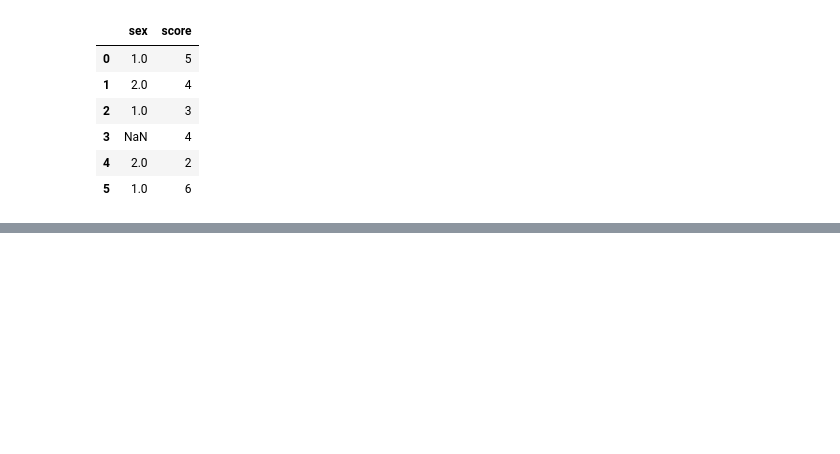
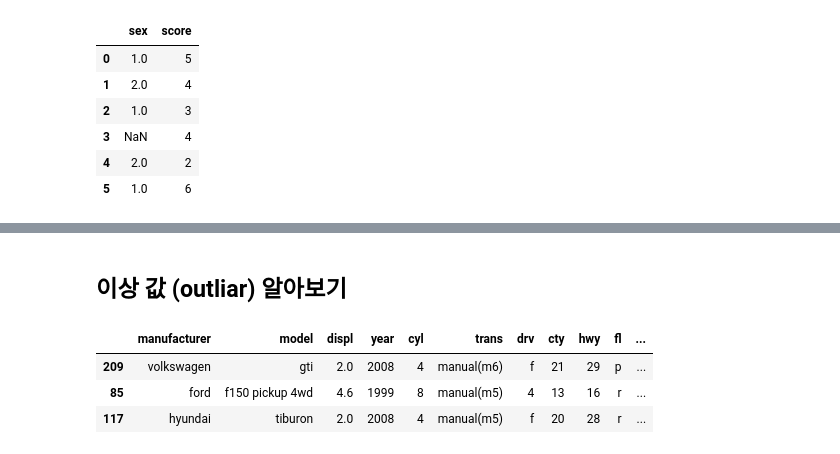
Before and after one commit to yesung05/2025-1-myclass-BDA, a Jupyter notebook: inclass/09w_A_mon_0512_easy_ch7.ipynb, the cells around one changed output, grey strips where cells are left out. Cells and saved outputs as stored; diff of their text form; code cells hidden in the pictures; blank space fills up the shorter version.

```diff
--- a/inclass/09w_A_mon_0512_easy_ch7.ipynb
+++ b/inclass/09w_A_mon_0512_easy_ch7.ipynb
@@ -410,0 +538,10 @@ df
+# %% [markdown]
+## 이상 값 (outliar) 알아보기
+# %%
+mpg = pd.read_csv("data/mpg.csv")
+mpg.sample(3)
+# %% [output]
+|  | manufacturer | model | displ | year | cyl | trans | drv | cty | hwy | fl | ... |
+| 209 | volkswagen | gti | 2.0 | 2008 | 4 | manual(m6) | f | 21 | 29 | p | ... |
+| 85 | ford | f150 pickup 4wd | 4.6 | 1999 | 8 | manual(m5) | 4 | 13 | 16 | r | ... |
+| 117 | hyundai | tiburon | 2.0 | 2008 | 4 | manual(m5) | f | 20 | 28 | r | ... |
```
Also changed, not shown: parts of 56 cells of this notebook.
